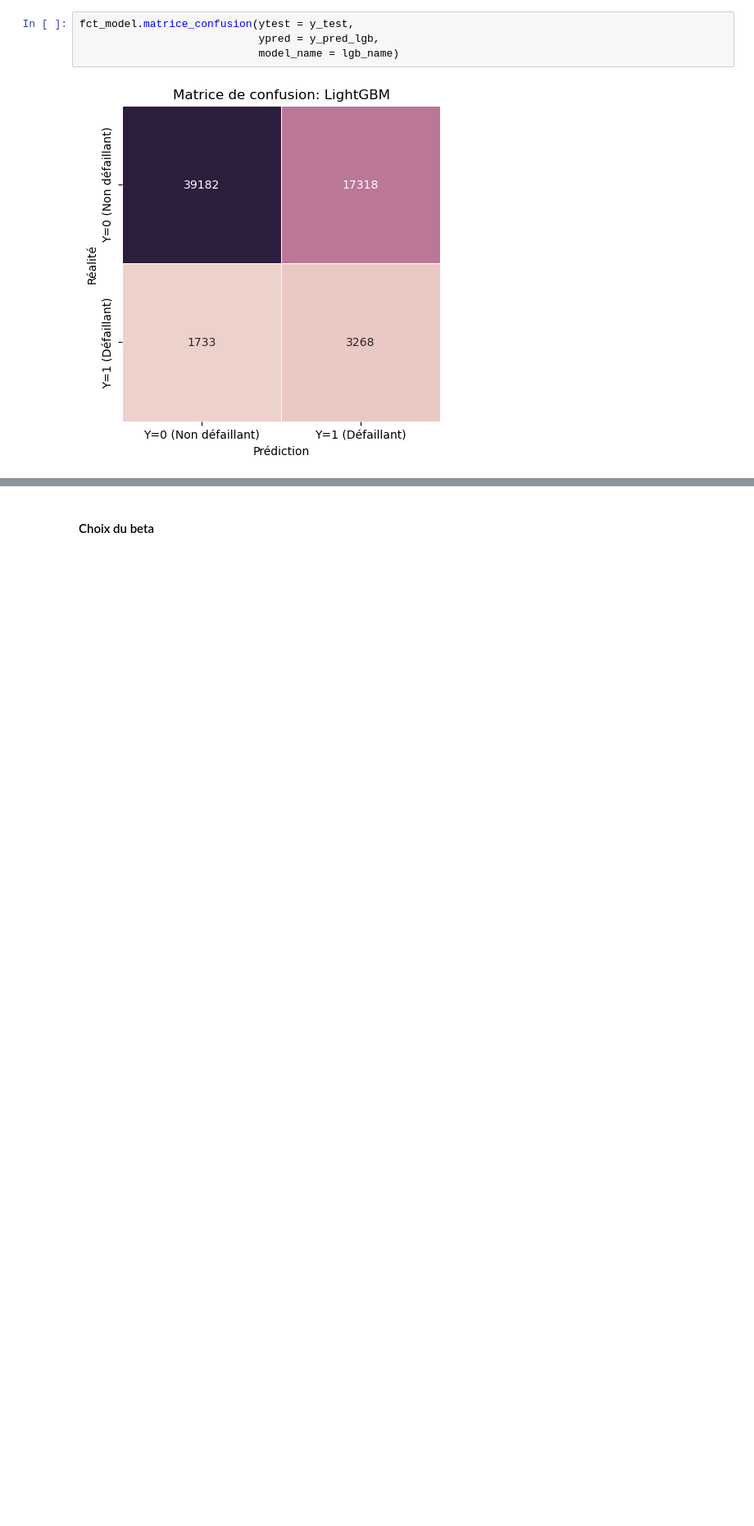
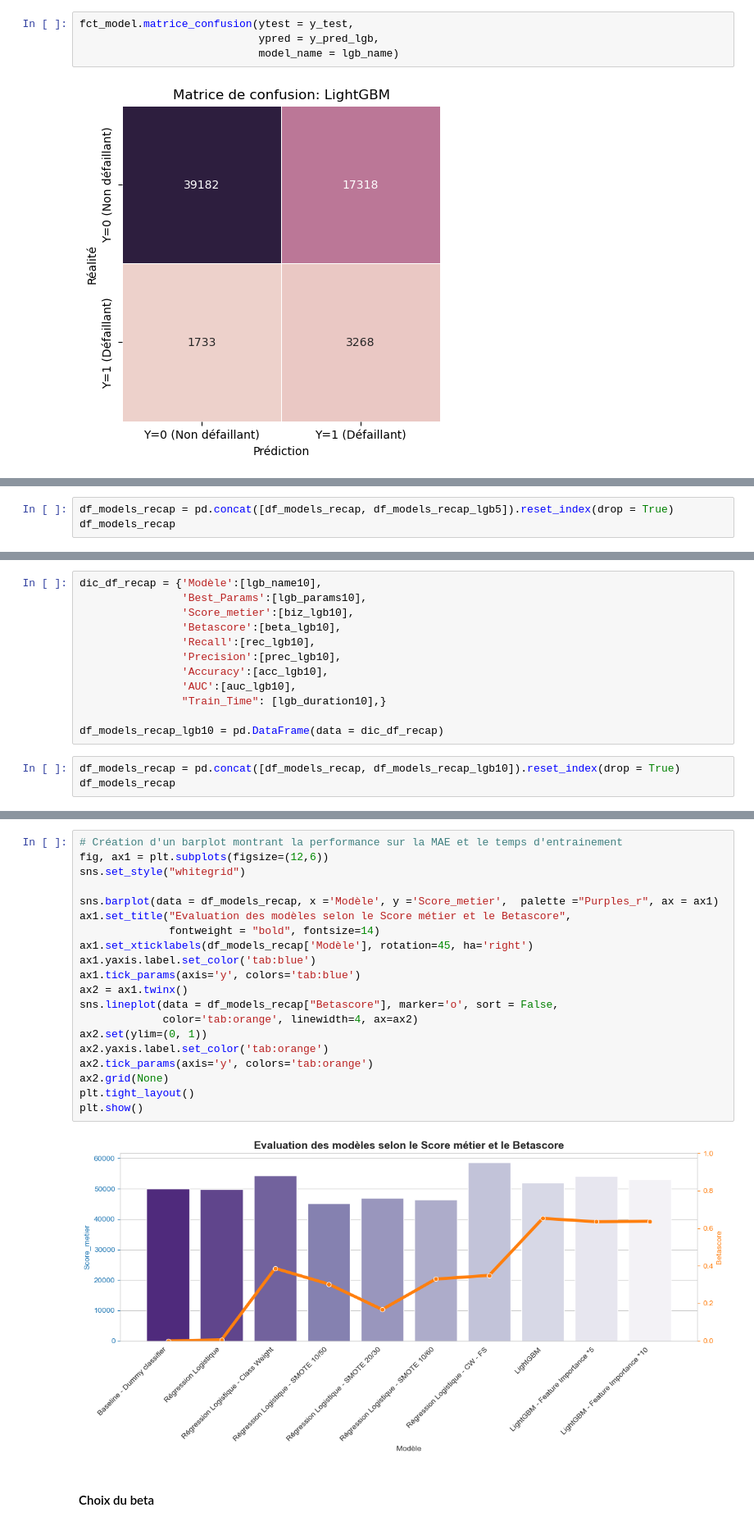
Before and after one commit to Milie-Mimi/OC_DS_Project7_, a Jupyter notebook: GROSCHENE_Emilie_2_model_032023.ipynb, the cells around one changed output, grey strips where cells are left out. Shown at 82% size. Drawn from its saved outputs; the diff is of its cells as text; blank space fills up the shorter version.

```diff
--- a/GROSCHENE_Emilie_2_model_032023.ipynb
+++ b/GROSCHENE_Emilie_2_model_032023.ipynb
@@ -1487,0 +1595,3 @@ df_models_recap
+# %%
+df_models_recap = pd.concat([df_models_recap, df_models_recap_lgb5]).reset_index(drop = True)
+df_models_recap
@@ -1487,0 +1685,15 @@ df_models_recap
+# %%
+dic_df_recap = {'Modèle':[lgb_name10],
+                'Best_Params':[lgb_params10],
+                'Score_metier':[biz_lgb10],
+                'Betascore':[beta_lgb10],
+                'Recall':[rec_lgb10],
+                'Precision':[prec_lgb10],
+                'Accuracy':[acc_lgb10],
+                'AUC':[auc_lgb10],
+                "Train_Time": [lgb_duration10],}
+
+df_models_recap_lgb10 = pd.DataFrame(data = dic_df_recap)
+# %%
+df_models_recap = pd.concat([df_models_recap, df_models_recap_lgb10]).reset_index(drop = True)
+df_models_recap
@@ -1488,3 +1714,25 @@ df_models_recap
+# %%
+# Création d'un barplot montrant la performance sur la MAE et le temps d'entrainement
+fig, ax1 = plt.subplots(figsize=(12,6))
+sns.set_style("whitegrid")
+
+sns.barplot(data = df_models_recap, x ='Modèle', y ='Score_metier',  palette ="Purples_r", ax = ax1)
+ax1.set_title("Evaluation des modèles selon le Score métier et le Betascore",
+              fontweight = "bold", fontsize=14)
+ax1.set_xticklabels(df_models_recap['Modèle'], rotation=45, ha='right')
+ax1.yaxis.label.set_color('tab:blue')
+ax1.tick_params(axis='y', colors='tab:blue')
+ax2 = ax1.twinx()
+sns.lineplot(data = df_models_recap["Betascore"], marker='o', sort = False,
+             color='tab:orange', linewidth=4, ax=ax2)
+ax2.set(ylim=(0, 1))
+ax2.yaxis.label.set_color('tab:orange')
+ax2.tick_params(axis='y', colors='tab:orange')
+ax2.grid(None)
+plt.tight_layout()
+plt.show()
+# %% [output]
+[figure, added]
 # %% [markdown]
 #### Choix du beta
 # %%
```
Also changed, not shown: parts of 86 cells of this notebook.
